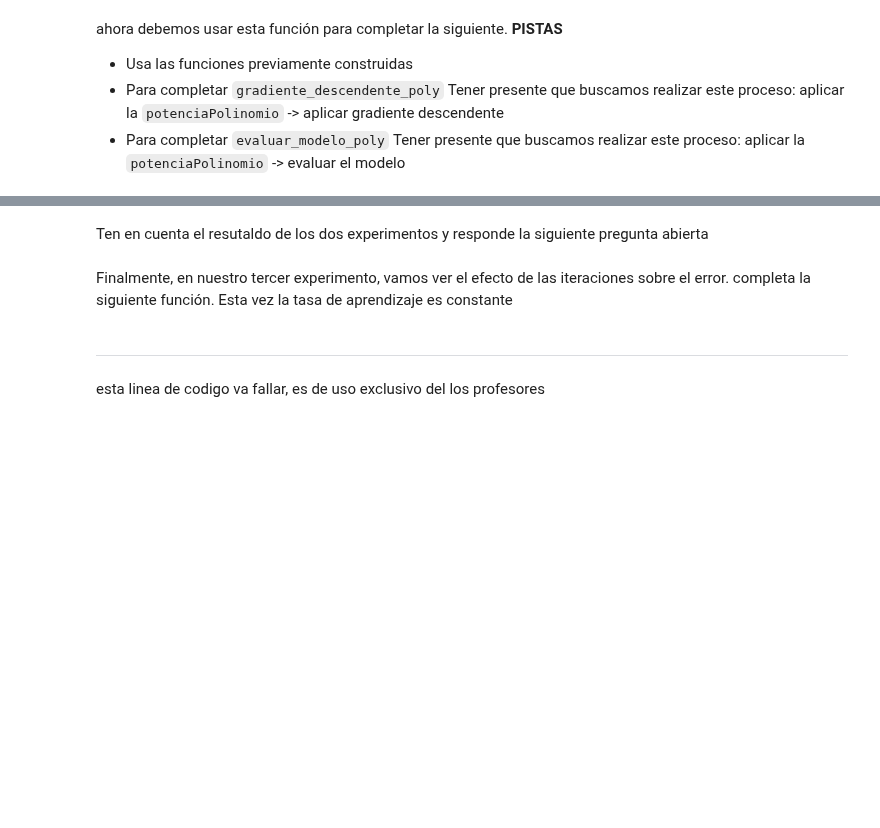
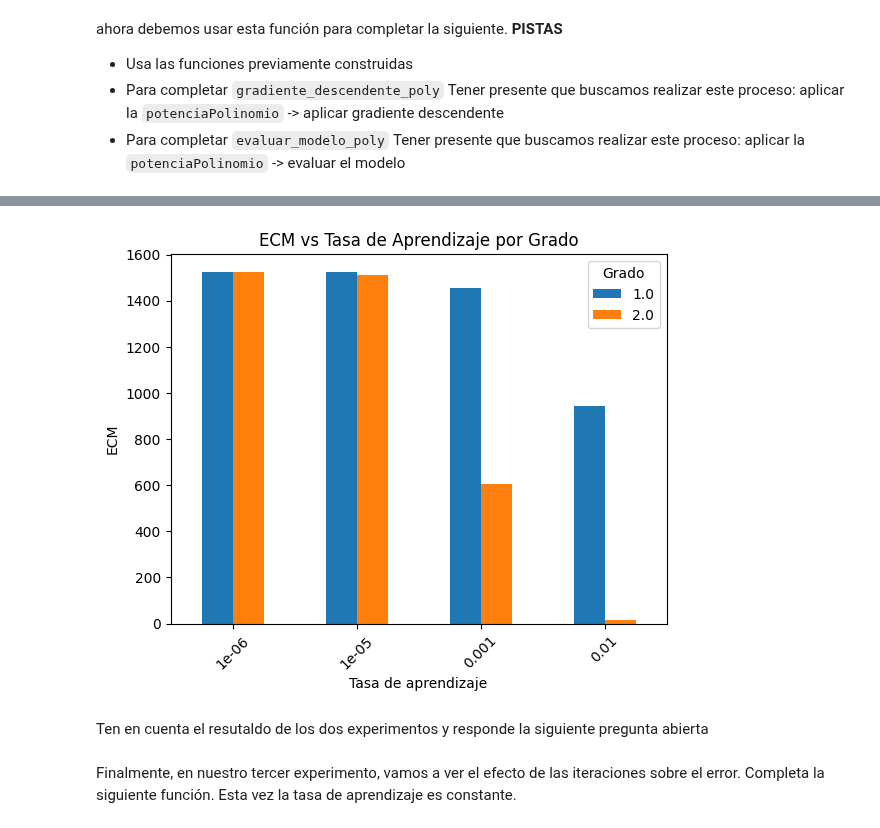
Before and after one commit to jdariasl/Intro_ML_2025, a Jupyter notebook: _sources/lab1_parte1--XX--TEACHER--XX.ipynb, the cells around one changed output, grey strips where cells are left out. Drawn from its saved outputs; the diff is of its cells as text; code cells hidden in the pictures; blank space fills up the shorter version.

```diff
--- a/_sources/lab1_parte1--XX--TEACHER--XX.ipynb
+++ b/_sources/lab1_parte1--XX--TEACHER--XX.ipynb
@@ -412,3 +676,0 @@ GRADER_LAB_1_P1.run_test("ejercicio4", gradiente_descendente_poly)
-# %%
-## la funcion que prueba tu implementacion
-GRADER_LAB_1_P1.run_test("ejercicio5", evaluar_modelo_poly)
@@ -429,5 +906,5 @@ En nuestro primer experimento vamos a evaluar el rendimiento del modelo usando v
 # %%
-## ejercicio de codigo
+# TEACHER
 def experimentar (Xtrain, Xtest, Ytrain, Ytest, tasas, grados):
     """ funcion para realizar experimentos.
     Xtrain: conjunto de datos
@@ -448,8 +925,8 @@ def experimentar (Xtrain, Xtest, Ytrain, Ytest, tasas, grados):
         for grado in grados:
 
             # ignorar el costo
-            W, _ =
-            error =
+            W, _ = gradiente_descendente_poly (Xtrain, Ytrain, eta, numero_iter, grado)
+            error = evaluar_modelo_poly (W, Xtest, Ytest, grado)
 
             resultados.loc[idx,'grado'] = grado
             resultados.loc[idx,'tasa de aprendizaje'] = eta
@@ -457,7 +934,4 @@ def experimentar (Xtrain, Xtest, Ytrain, Ytest, tasas, grados):
             idx = idx+1
 
     return (resultados)
-# %%
-## la funcion que prueba tu implementacion
-GRADER_LAB_1_P1.run_test("ejercicio6", experimentar)
 # %%
@@ -473,16 +1047,16 @@ Si has implementado todo correctamente, parecieria que nuestros entrenamientos n
 # %%
-#Normalizamos los datos
+# TEACHER
 def normalizar(Xtrain, Xtest):
     """ función que se usa para normalizar los datos con
-    un metodo especifico
-    Xtrain: matriz de datos entrenamiento a normalizar
-    Xtest: matriz de datos evaluación a normalizar
+    un método específico
+    Xtrain: matriz de datos de entrenamiento a normalizar
+    Xtest: matriz de datos de evaluación a normalizar
     retorna: matrices normalizadas
     """
 
     media = np.mean(Xtrain, axis = 0)
     desvia = np.std(Xtrain, axis = 0)
-    Xtrain_n = stats.stats.zscore(Xtrain)
+    Xtrain_n = (Xtrain - media )/desvia
     Xtest_n = (Xtest - media )/desvia
     # si hay una desviacion por cero, reemplazamos los nan
     Xtrain_n = np.nan_to_num(Xtrain_n)
@@ -505,2 +1107,25 @@ s = sns.catplot(data = resultados_ex2, x = 'tasa de aprendizaje',
+# %%
+# ejecuta esta linea de codigo para graficar tus resultados
+import matplotlib.pyplot as plt
+
+# Grouping the data for plotting
+grouped = resultados_ex2.groupby(['tasa de aprendizaje', 'grado'])['ecm'].mean().unstack()
+
+# Creating the bar plot
+fig, ax = plt.subplots()
+grouped.plot(kind='bar', ax=ax)
+
+# Labels and title
+ax.set_xlabel('Tasa de aprendizaje')
+ax.set_ylabel('ECM')
+ax.set_title('ECM vs Tasa de Aprendizaje por Grado')
+
+# Adding legend
+ax.legend(title='Grado')
+
+plt.xticks(rotation=45)  # Rotate x-axis labels if necessary
+plt.show()
+# %% [output]
+[figure, added]
 # %% [markdown]
 Ten en cuenta el resutaldo de los  dos experimentos y  responde la  siguiente pregunta abierta
@@ -515,2 +1140,2 @@ respuesta_6 = "" #@param {type:"string"}
 # %% [markdown]
-Finalmente, en nuestro tercer experimento, vamos ver el efecto de las iteraciones sobre el error. completa la siguiente función. Esta vez la tasa de aprendizaje es constante
+Finalmente, en nuestro tercer experimento, vamos a ver el efecto de las iteraciones sobre el error. Completa la siguiente función. Esta vez la tasa de aprendizaje es constante.
@@ -569,3 +1202,0 @@ codigo_integrante_2 = ''  #@param {type:"string"}
-# %% [markdown]
-----
-esta linea de codigo va fallar, es de uso exclusivo del los profesores
```
Also changed, not shown: parts of 83 cells of this notebook, 22 other files.
